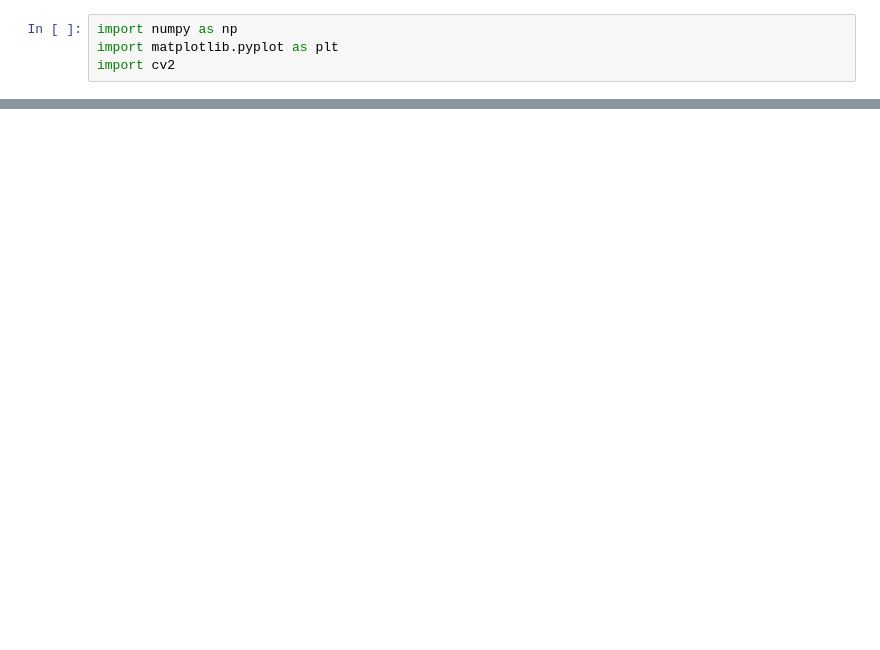
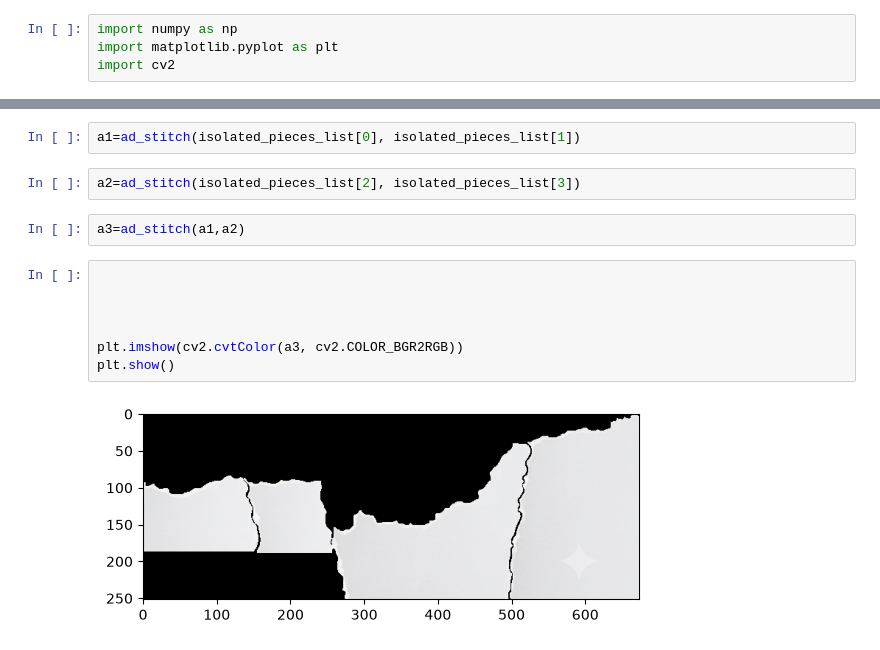
Before and after one commit to mohsinsaeed06/Intern, a Jupyter notebook: test.ipynb, the cells around one changed output, grey strips where cells are left out. Saved outputs shown, nothing was run; the diff lists cells and outputs as text; blank space fills up the shorter version.

```diff
--- a/test.ipynb
+++ b/test.ipynb
@@ -166,0 +473,15 @@ plt.show()
+# %%
+a1=ad_stitch(isolated_pieces_list[0], isolated_pieces_list[1])
+# %%
+a2=ad_stitch(isolated_pieces_list[2], isolated_pieces_list[3])
+# %%
+a3=ad_stitch(a1,a2)
+# %%
+
+
+
+
+plt.imshow(cv2.cvtColor(a3, cv2.COLOR_BGR2RGB))
+plt.show()
+# %% [output]
+[figure, added]
```
Also changed, not shown: parts of 16 cells of this notebook, 7 other files.
